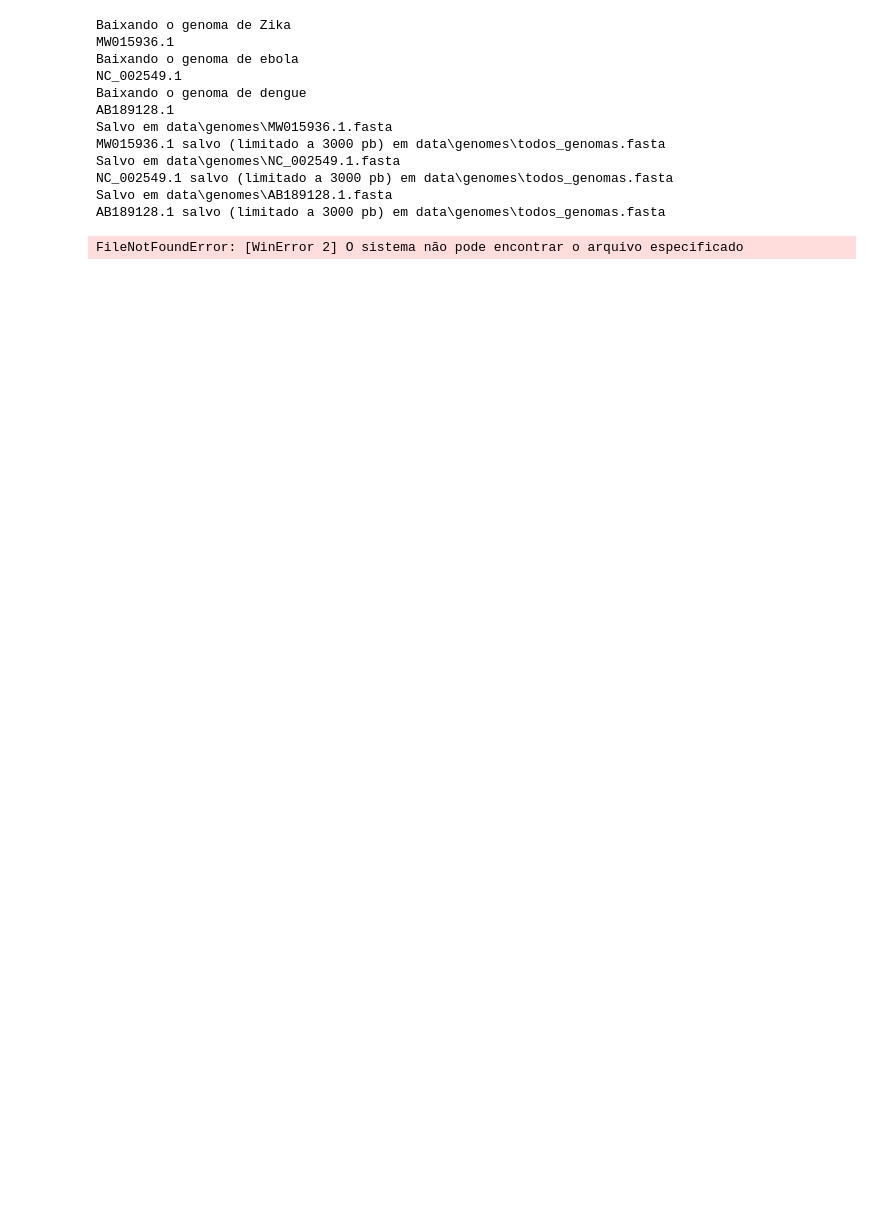
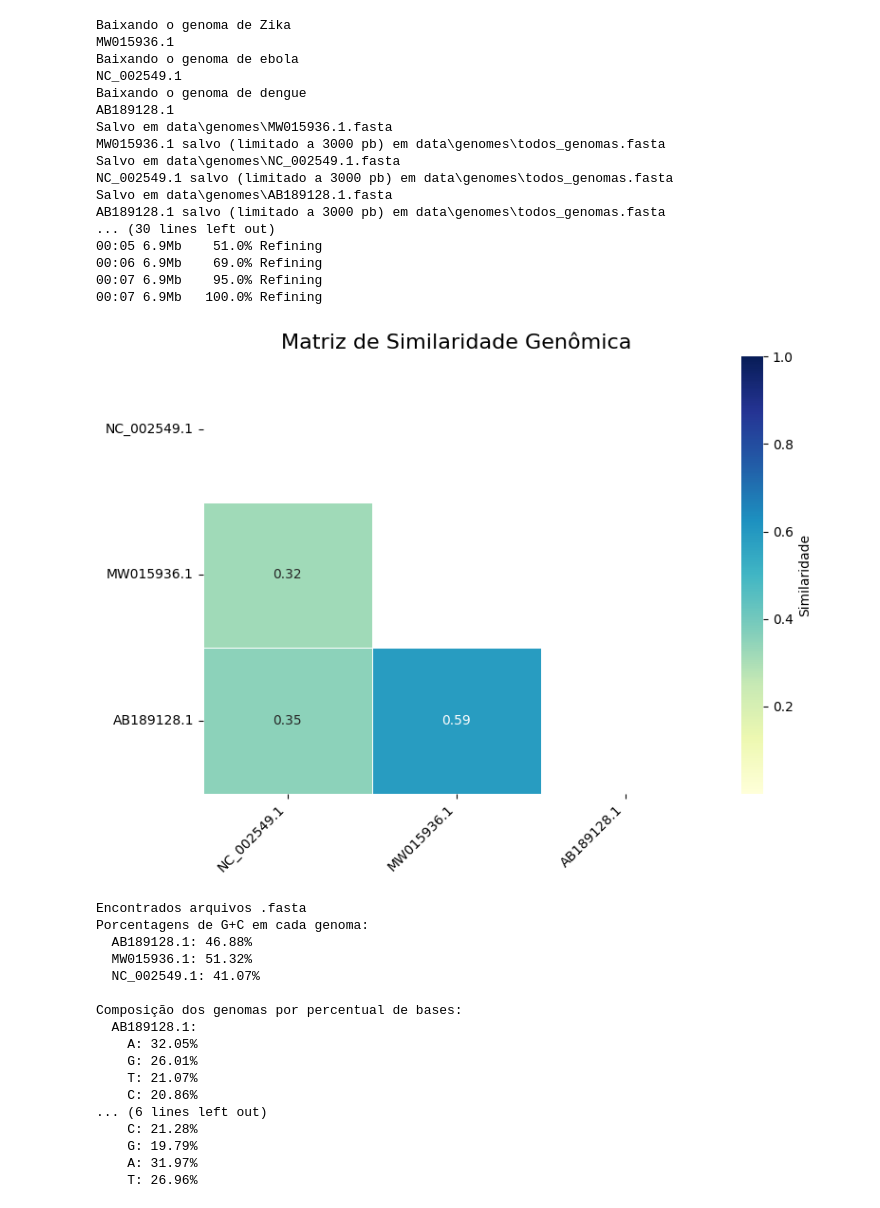
Before and after one commit to Luiza160/Projeto-PCD, a Jupyter notebook: Versões/Código unificado incompleto.ipynb, the cells around one changed output. Cells and saved outputs as stored; diff of their text form; code cells hidden in the pictures; blank space fills up the shorter version.

```diff
--- a/Versões/Código unificado incompleto.ipynb
+++ b/Versões/Código unificado incompleto.ipynb
@@ -148,31 +229,63 @@ def comparar_genomas_geral(nome_virus):
     output_file = Path("data/genomes/todos_genomas.fasta")
     output_file.unlink(missing_ok=True)  # Remove o arquivo se existir
 
     for virus in nome_virus:
         print(f"Baixando o genoma de {virus}")
         lista_acessions.append(buscar_genoma(virus))
     for iden in lista_acessions:
         baixar_genoma(iden)
+
     rodar_muscle("data/genomes/todos_genomas.fasta", "data/genomes/genomas_alinhados")
     nomes, matriz = calcular_similaridades("data/genomes/genomas_alinhados")
     plotar_matriz_triangular(nomes, matriz)
+    porcentagensCG, lista_porcentagens=calculando_distribuicoes()
+    print("Porcentagens de G+C em cada genoma:")
+    for seq_id, gc_percent in porcentagensCG.items():
+        print(f"  {seq_id}: {gc_percent:.2f}%")
 
+    print("\nComposição dos genomas por percentual de bases:")
+    for seq_id, bases in lista_porcentagens.items():
+        print(f"  {seq_id}:")
+        for base, percent in bases.items():
+            print(f"    {base}: {percent:.2f}%")
 
 #Preencha para rodar!!!
 
 nome_virus = ["Zika", "ebola", "dengue"]
 comparar_genomas_geral(nome_virus)
 # %% [output]
 Baixando o genoma de Zika
 MW015936.1
 Baixando o genoma de ebola
 NC_002549.1
 Baixando o genoma de dengue
 AB189128.1
 Salvo em data\genomes\MW015936.1.fasta
 MW015936.1 salvo (limitado a 3000 pb) em data\genomes\todos_genomas.fasta
 Salvo em data\genomes\NC_002549.1.fasta
 NC_002549.1 salvo (limitado a 3000 pb) em data\genomes\todos_genomas.fasta
 Salvo em data\genomes\AB189128.1.fasta
 AB189128.1 salvo (limitado a 3000 pb) em data\genomes\todos_genomas.fasta
+... (30 lines left out)
+00:05 6.9Mb    51.0% Refining
+00:06 6.9Mb    69.0% Refining
+00:07 6.9Mb    95.0% Refining
+00:07 6.9Mb   100.0% Refining
+[figure, added]
-FileNotFoundError: [WinError 2] O sistema não pode encontrar o arquivo especificado
+Encontrados arquivos .fasta
+Porcentagens de G+C em cada genoma:
+  AB189128.1: 46.88%
+  MW015936.1: 51.32%
+  NC_002549.1: 41.07%
+
+Composição dos genomas por percentual de bases:
+  AB189128.1:
+    A: 32.05%
+    G: 26.01%
+    T: 21.07%
+    C: 20.86%
+... (6 lines left out)
+    C: 21.28%
+    G: 19.79%
+    A: 31.97%
+    T: 26.96%
```
Also changed, not shown: parts of 2 cells of this notebook, 1 other file.
